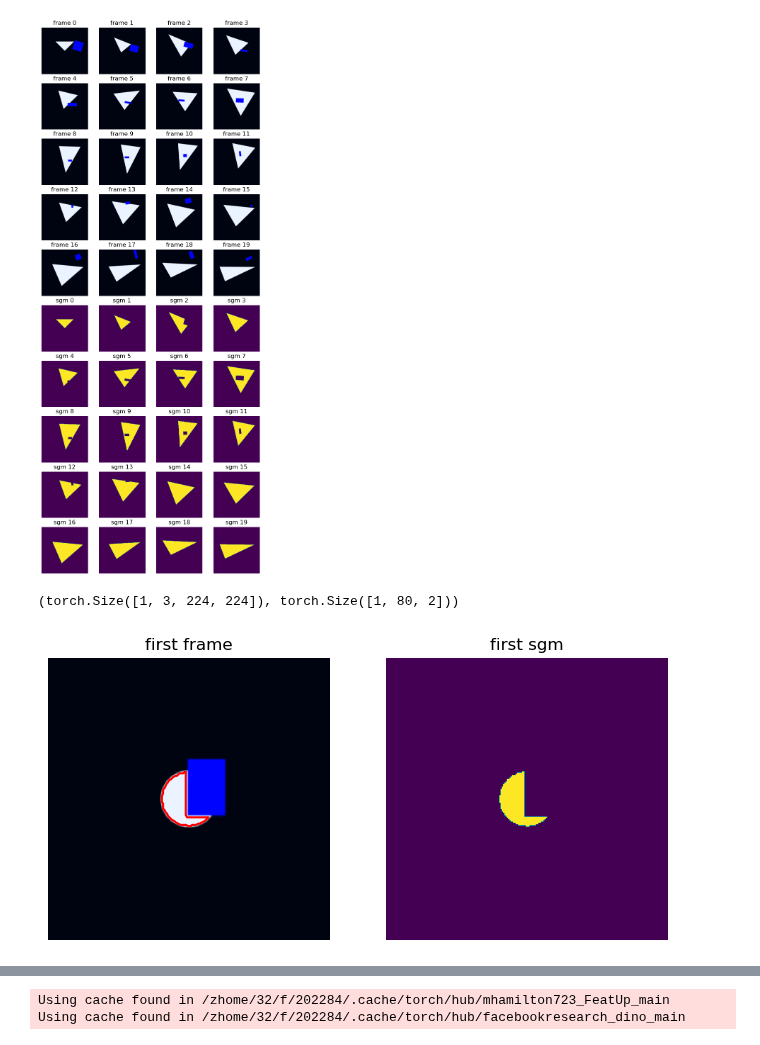
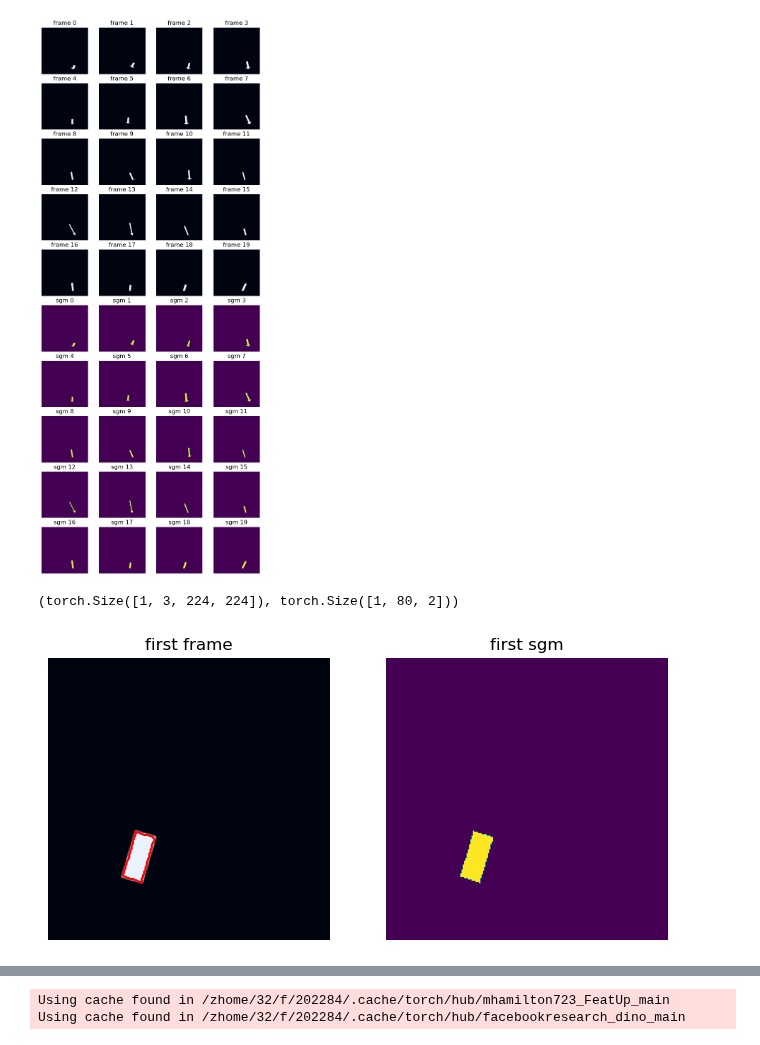
Before and after one commit to wcbup/VOS_boundary_tracking, a Jupyter notebook: tenLoader.ipynb, the cells around one changed output, grey strips where cells are left out. Saved outputs shown, nothing was run; the diff lists cells and outputs as text; code cells hidden in the pictures.

Commit message:
rand and 100 videos

```diff
--- a/tenLoader.ipynb
+++ b/tenLoader.ipynb
@@ -14,21 +14,25 @@ from tenLoader import TenRawset, normalize
+# %%
+# ten_rawset = RandRawset()
+one_hundred_rawset = OneHundredRawset()
 # %%
-ten_rawset = TenRawset()
 # show video
 video_idx = 9
-plt.figure(figsize=(8, 20))
-for idx, data in enumerate(ten_rawset.data_set[video_idx]):
+plt.style.use("default")
+fig = plt.figure(figsize=(8, 20))
+fig.set_facecolor("white")
+for idx, data in enumerate(one_hundred_rawset.data_set[video_idx]):
     frame = data[0]
     bou = data[1]
     plt.subplot(10, 4, idx + 1)
     plt.imshow(normalize(frame.permute(1, 2, 0)))
     plt.axis("off")
-    plt.title(f"frame {idx}")
-for idx, data in enumerate(ten_rawset.data_set[video_idx]):
+    plt.title(f"frame {idx}", color="black")
+for idx, data in enumerate(one_hundred_rawset.data_set[video_idx]):
     sgm = data[2]
     bou = data[1]
     plt.subplot(10, 4, idx + 1 + 20)
     plt.imshow(sgm)
     plt.axis("off")
-    plt.title(f"sgm {idx}")
+    plt.title(f"sgm {idx}", color="black")
 # %% [output]
-[figure, old version]
+[figure, new version]
@@ -104,7 +73,7 @@ plt.axis("off")
 plt.title("first sgm")
 plt.show()
 # %% [output]
-[figure, old version]
+[figure, new version]
 # %%
 # show previous frame
 plt.figure(figsize=(8, 20))
```
Also changed, not shown: parts of 8 cells of this notebook, 15 other files.
